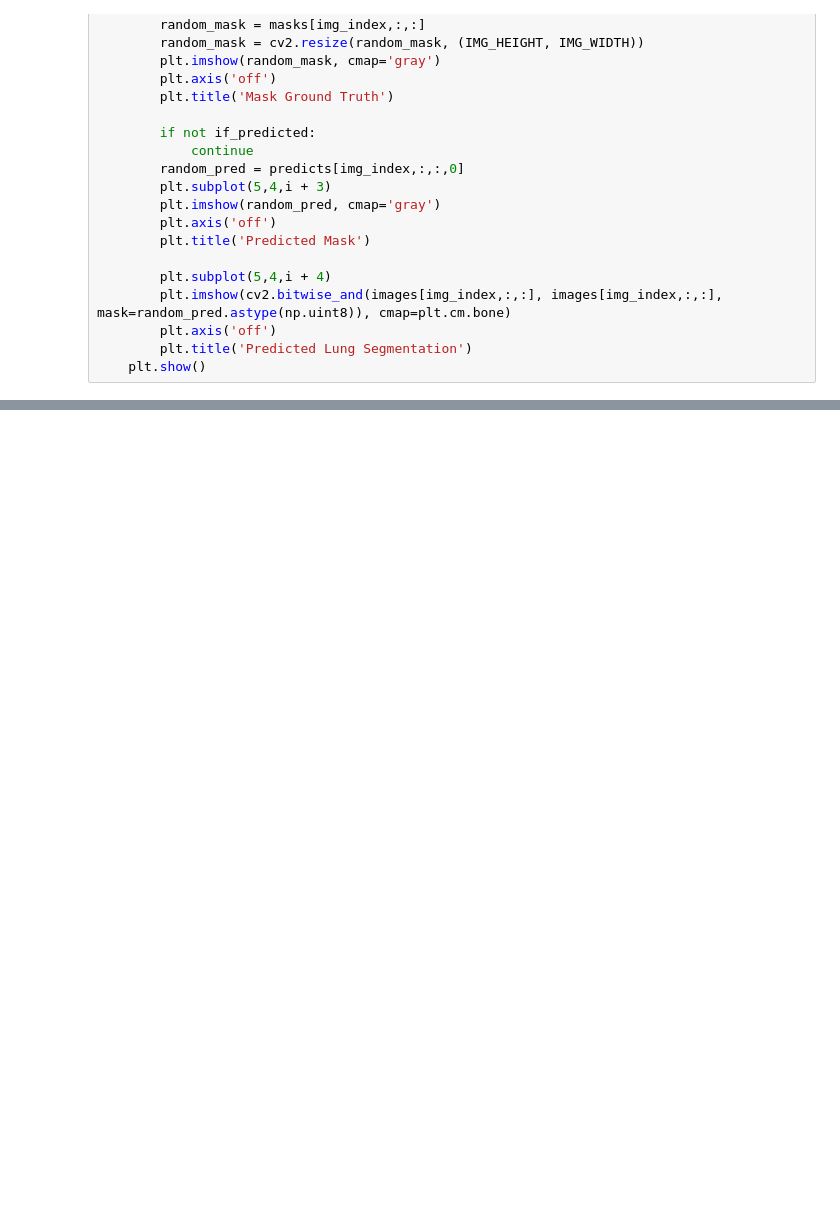
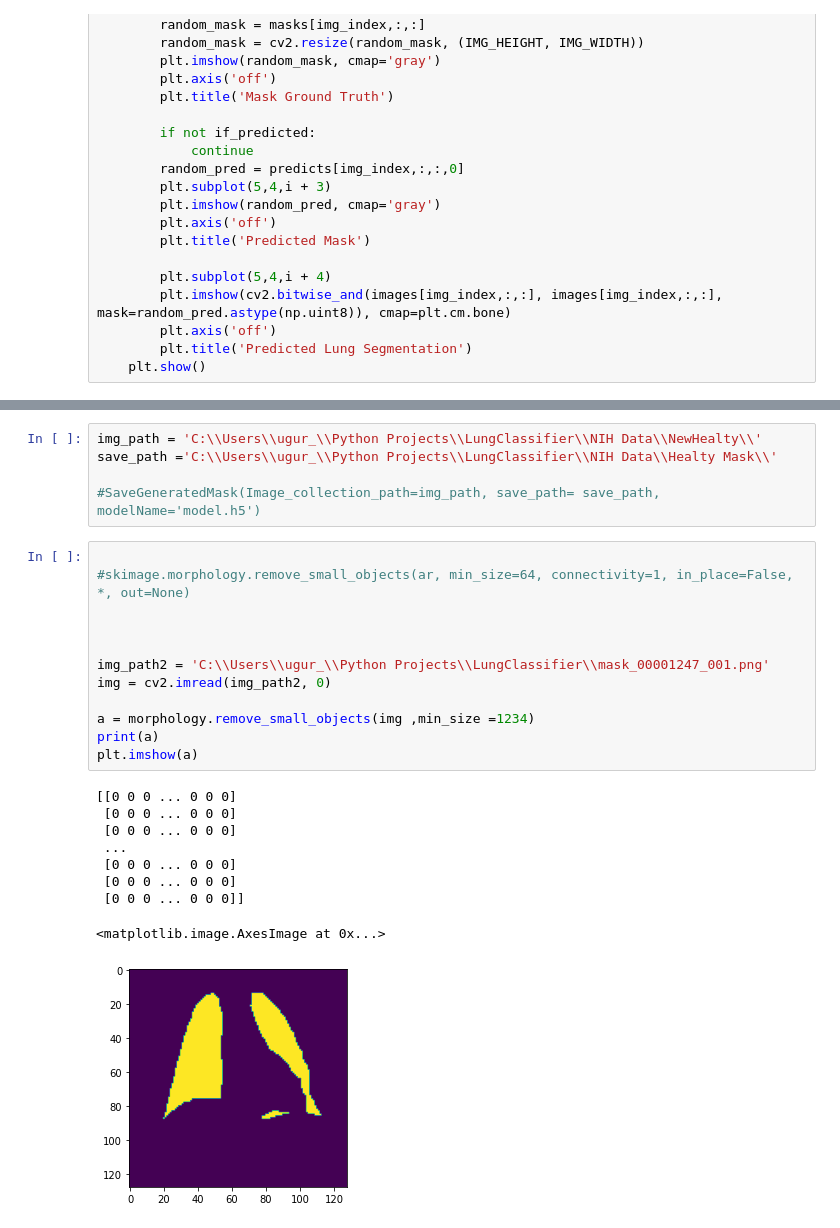
Before and after one commit to TevfikaTuran/LungClassifier, a Jupyter notebook: maskSave.ipynb, the cells around one changed output, grey strips where cells are left out. Drawn from its saved outputs; the diff is of its cells as text; blank space fills up the shorter version.

```diff
--- a/maskSave.ipynb
+++ b/maskSave.ipynb
@@ -123,0 +143,27 @@ plt.show()
+# %%
+img_path = 'C:\\Users\\ugur_\\Python Projects\\LungClassifier\\NIH Data\\NewHealty\\'
+save_path ='C:\\Users\\ugur_\\Python Projects\\LungClassifier\\NIH Data\\Healty Mask\\'
+
+#SaveGeneratedMask(Image_collection_path=img_path, save_path= save_path, modelName='model.h5')
+# %%
+
+#skimage.morphology.remove_small_objects(ar, min_size=64, connectivity=1, in_place=False, *, out=None)
+
+
+
+img_path2 = 'C:\\Users\\ugur_\\Python Projects\\LungClassifier\\mask_00001247_001.png'
+img = cv2.imread(img_path2, 0)
+
+a = morphology.remove_small_objects(img ,min_size =1234)
+print(a)
+plt.imshow(a)
+# %% [output]
+[[0 0 0 ... 0 0 0]
+ [0 0 0 ... 0 0 0]
+ [0 0 0 ... 0 0 0]
+ ...
+ [0 0 0 ... 0 0 0]
+ [0 0 0 ... 0 0 0]
+ [0 0 0 ... 0 0 0]]
+<matplotlib.image.AxesImage at 0x...>
+[figure, added]
```
Also changed, not shown: parts of 4 cells of this notebook, 1 other file.
